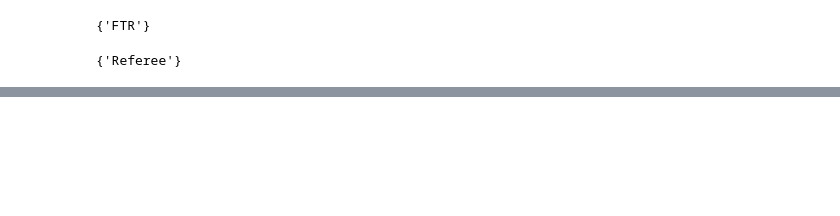
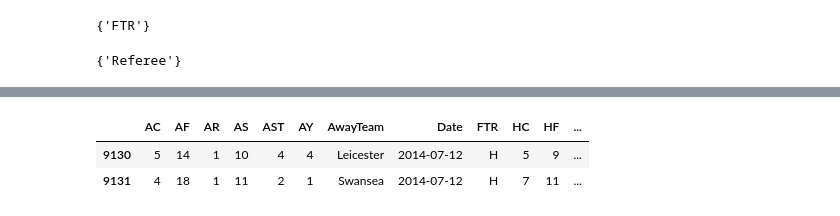
Before and after one commit to vipulnj/football-ftr-prediction, a Jupyter notebook: 1_analysis.ipynb, the cells around one changed output, grey strips where cells are left out. Cells and saved outputs as stored; diff of their text form; code cells hidden in the pictures; blank space fills up the shorter version.

```diff
--- a/1_analysis.ipynb
+++ b/1_analysis.ipynb
@@ -511,0 +425,8 @@ test_df.isnull().sum().sum()
+# %%
+# let us list some Premier League matches in July 2014
+
+train_df[(train_df["league"] == "premier-league") & (train_df["Date"].dt.year == 2014) & (train_df["Date"].dt.month == 7)]
+# %% [output]
+|  | AC | AF | AR | AS | AST | AY | AwayTeam | Date | FTR | HC | HF | ... |
+| 9130 | 5 | 14 | 1 | 10 | 4 | 4 | Leicester | 2014-07-12 | H | 5 | 9 | ... |
+| 9131 | 4 | 18 | 1 | 11 | 2 | 1 | Swansea | 2014-07-12 | H | 7 | 11 | ... |
```
Also changed, not shown: parts of 87 cells of this notebook, 52 other files.
